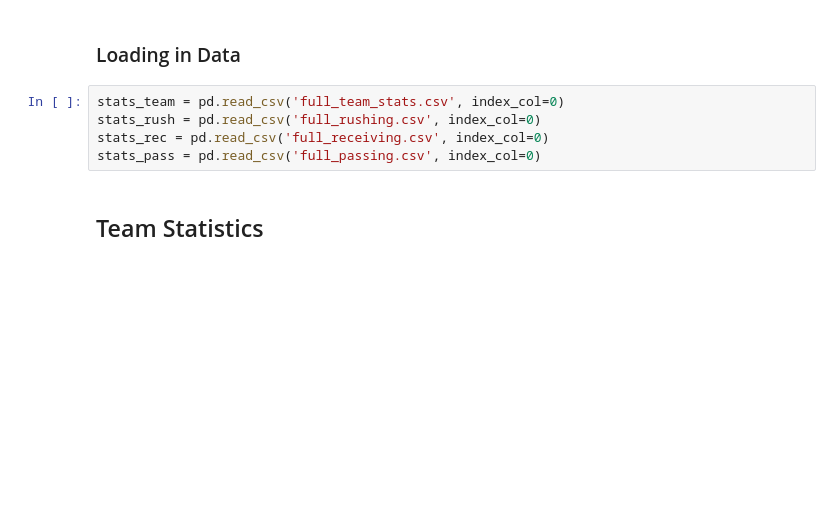
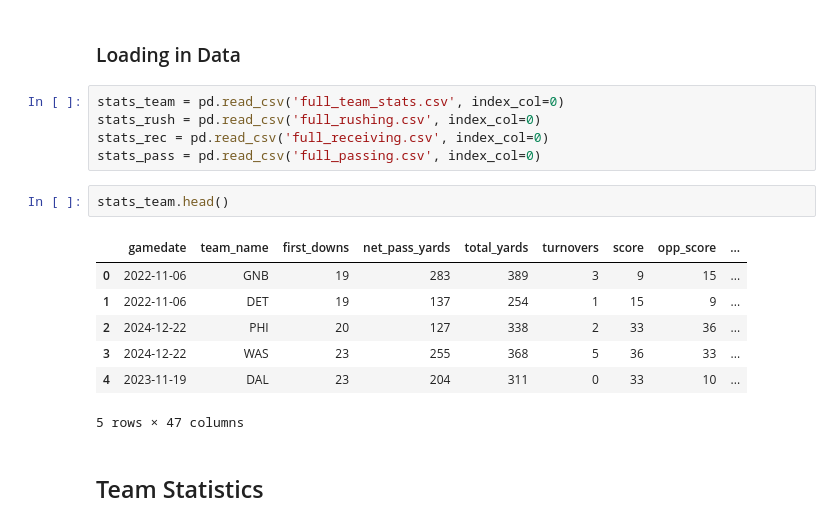
Before and after one commit to CamSmithers/NFL, a Jupyter notebook: Basic Analysis.ipynb, the cells around one changed output. Saved outputs shown, nothing was run; the diff lists cells and outputs as text; blank space fills up the shorter version.

Commit message:
finally parsed game score ;P

```diff
--- a/Basic Analysis.ipynb
+++ b/Basic Analysis.ipynb
@@ -24,6 +24,16 @@ stats_team = pd.read_csv('full_team_stats.csv', index_col=0)
 stats_rush = pd.read_csv('full_rushing.csv', index_col=0)
 stats_rec = pd.read_csv('full_receiving.csv', index_col=0)
 stats_pass = pd.read_csv('full_passing.csv', index_col=0)
+# %%
+stats_team.head()
+# %% [output]
+|  | gamedate | team_name | first_downs | net_pass_yards | total_yards | turnovers | score | opp_score | ... |
+| 0 | 2022-11-06 | GNB | 19 | 283 | 389 | 3 | 9 | 15 | ... |
+| 1 | 2022-11-06 | DET | 19 | 137 | 254 | 1 | 15 | 9 | ... |
+| 2 | 2024-12-22 | PHI | 20 | 127 | 338 | 2 | 33 | 36 | ... |
+| 3 | 2024-12-22 | WAS | 23 | 255 | 368 | 5 | 36 | 33 | ... |
+| 4 | 2023-11-19 | DAL | 23 | 204 | 311 | 0 | 33 | 10 | ... |
+5 rows × 47 columns
 # %% [markdown]
 ## Team Statistics
 # %% [markdown]
```
Also changed, not shown: parts of 6 cells of this notebook, 8 other files.
